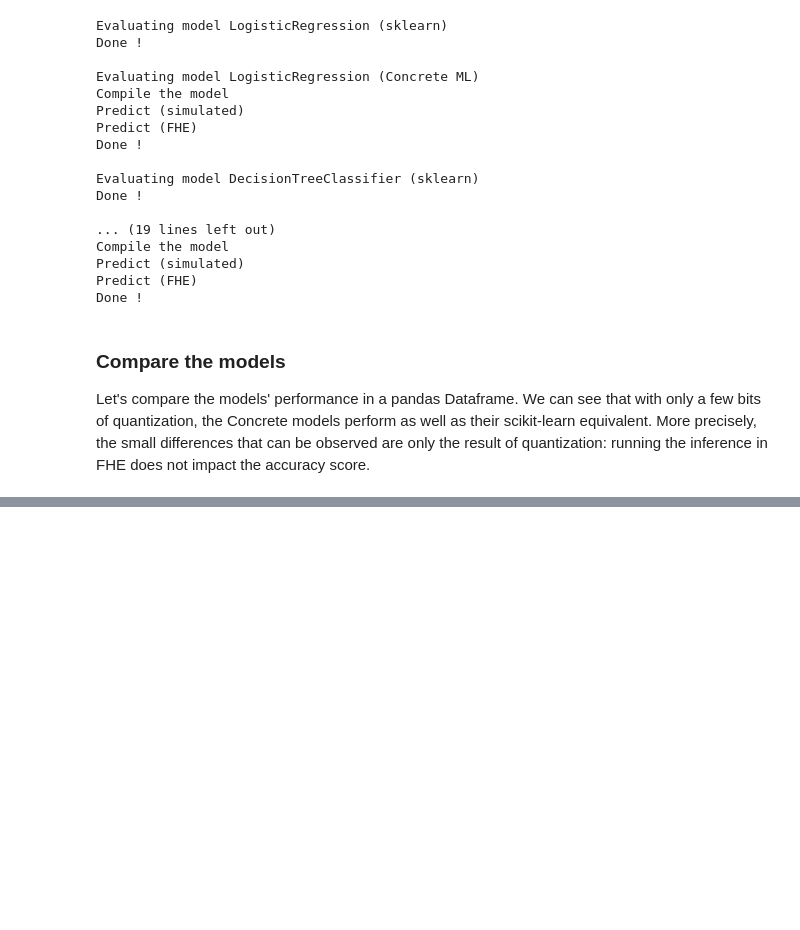
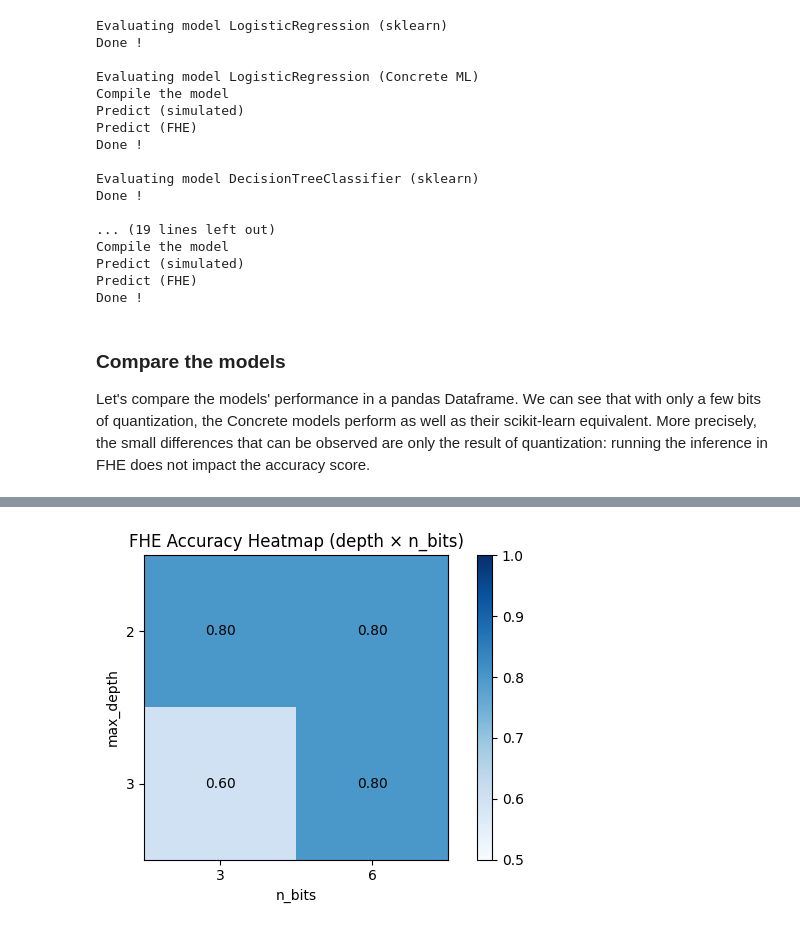
Before and after one commit to saniajoshi05/homomorphic_encryption_ml, a Jupyter notebook: notebooks/CreditScoring.ipynb, the cells around one changed output, grey strips where cells are left out. Drawn from its saved outputs; the diff is of its cells as text; code cells hidden in the pictures; blank space fills up the shorter version.

```diff
--- a/notebooks/CreditScoring.ipynb
+++ b/notebooks/CreditScoring.ipynb
@@ -333,0 +448,41 @@ results_dataframe
+# %%
+import matplotlib.pyplot as plt
+import numpy as np
+
+# Prepare the data manually
+depths = [2, 3]
+n_bits = [3, 6]
+
+# Accuracy values from your table
+accuracy_matrix = np.array([
+    [0.80, 0.80],  # depth = 2
+    [0.60, 0.80],  # depth = 3
+])
+
+fig, ax = plt.subplots(figsize=(6, 4))
+
+# Create heatmap
+cax = ax.imshow(accuracy_matrix, cmap="Blues", vmin=0.5, vmax=1.0)
+
+# Add text annotations
+for i in range(len(depths)):
+    for j in range(len(n_bits)):
+        acc = accuracy_matrix[i, j]
+        ax.text(j, i, f"{acc:.2f}", ha="center", va="center", color="black")
+
+# Set axis labels and ticks
+ax.set_xticks(np.arange(len(n_bits)))
+ax.set_yticks(np.arange(len(depths)))
+ax.set_xticklabels(n_bits)
+ax.set_yticklabels(depths)
+ax.set_xlabel("n_bits")
+ax.set_ylabel("max_depth")
+ax.set_title("FHE Accuracy Heatmap (depth × n_bits)")
+
+# Add colorbar
+fig.colorbar(cax)
+
+plt.tight_layout()
+plt.show()
+# %% [output]
+[figure, added]
```
Also changed, not shown: parts of 5 cells of this notebook.
